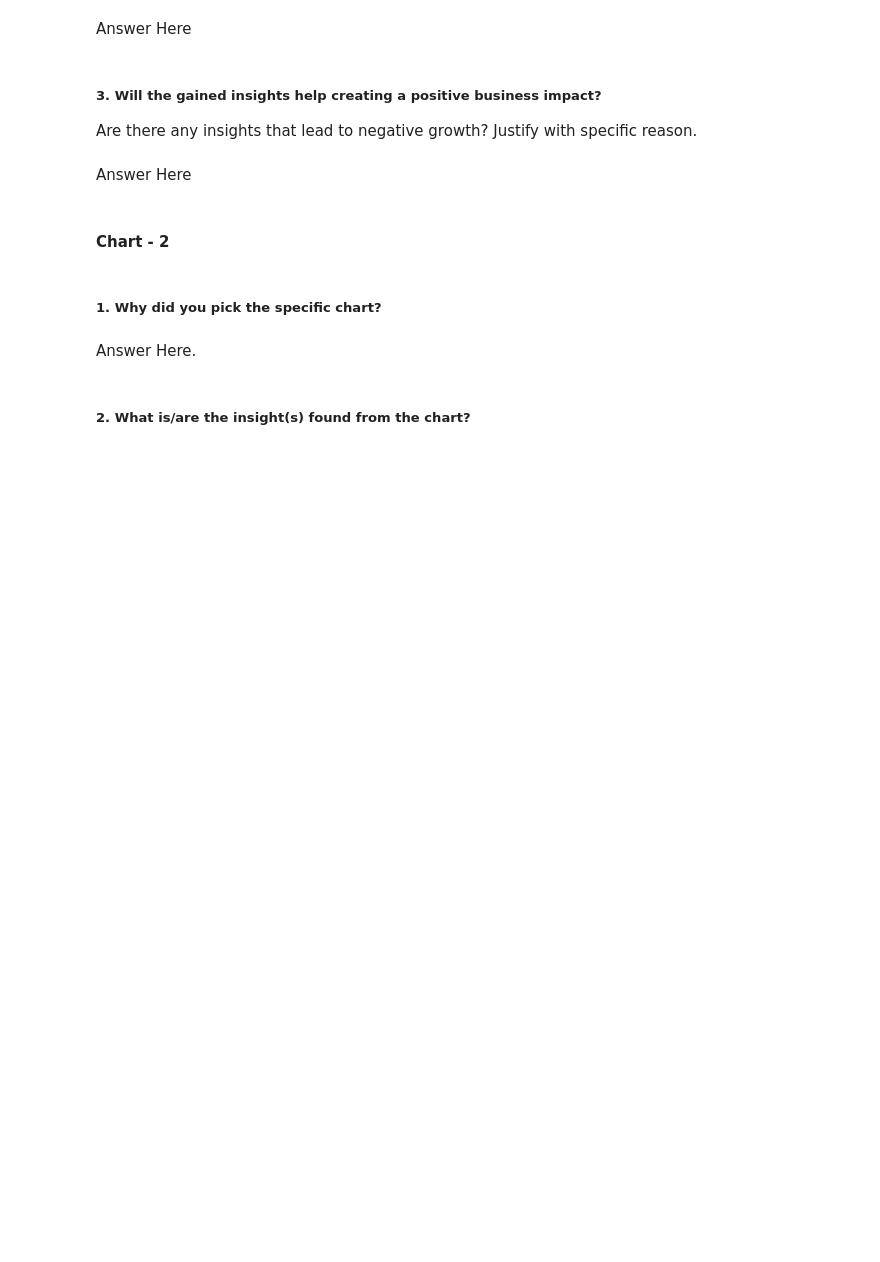
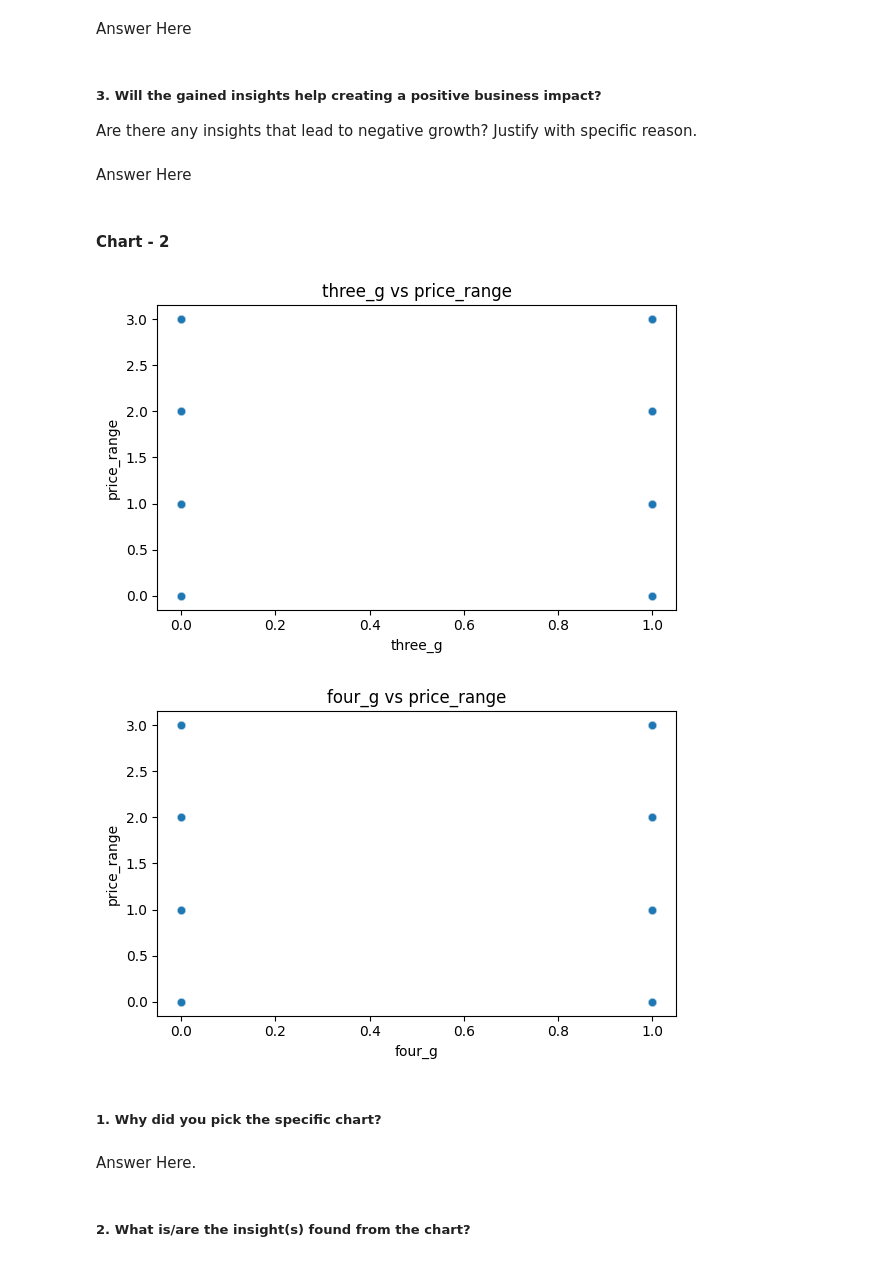
Before and after one commit to varuncode01/ST_Project3, a Jupyter notebook: ML_Project3.ipynb, the cells around one changed output. Drawn from its saved outputs; the diff is of its cells as text; code cells hidden in the pictures; blank space fills up the shorter version.

```diff
--- a/ML_Project3.ipynb
+++ b/ML_Project3.ipynb
@@ -515,6 +516,12 @@ Answer Here
 #### Chart - 2
 # %%
 # Chart - 2 visualization code
+chart2 = ['three_g', 'four_g']
+
+scatter_plot_columns(df, chart2)
+# %% [output]
+[figure, added]
+[figure, added]
 # %% [markdown]
 ##### 1. Why did you pick the specific chart?
 # %% [markdown]
```
Also changed, not shown: parts of 3 cells of this notebook.
